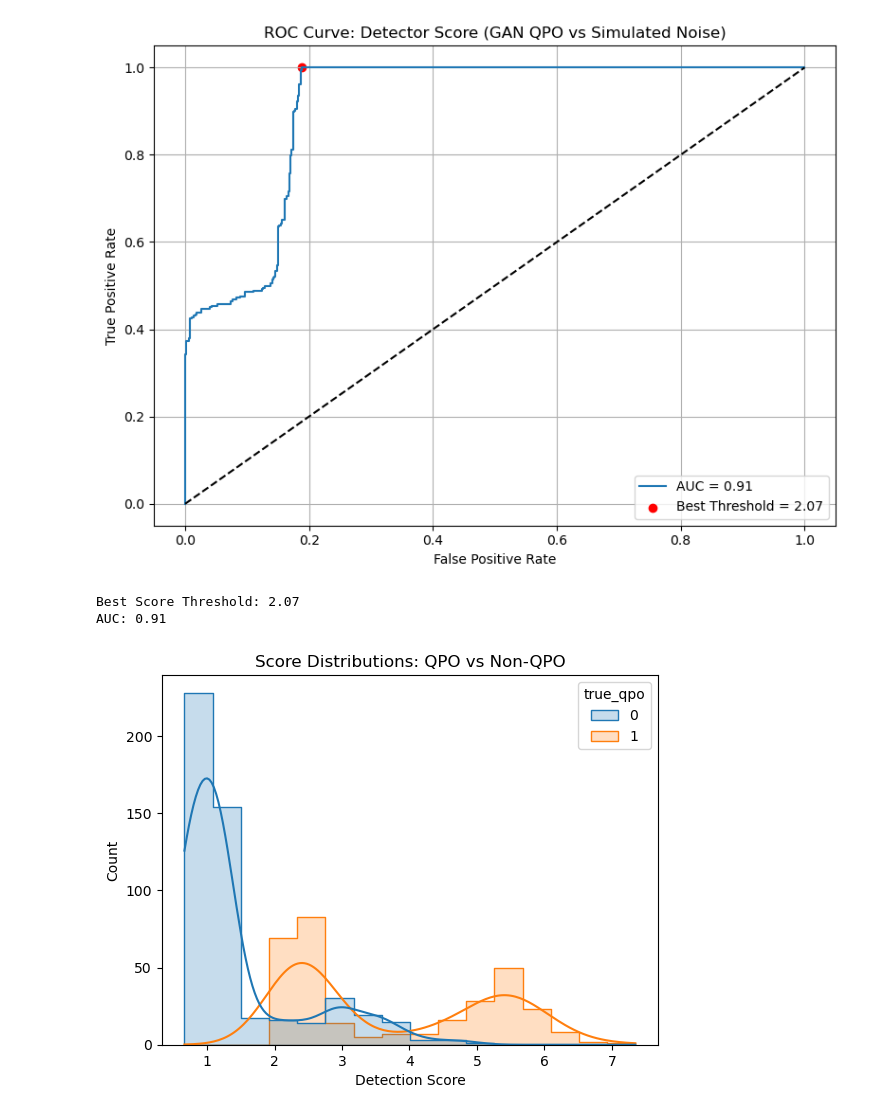
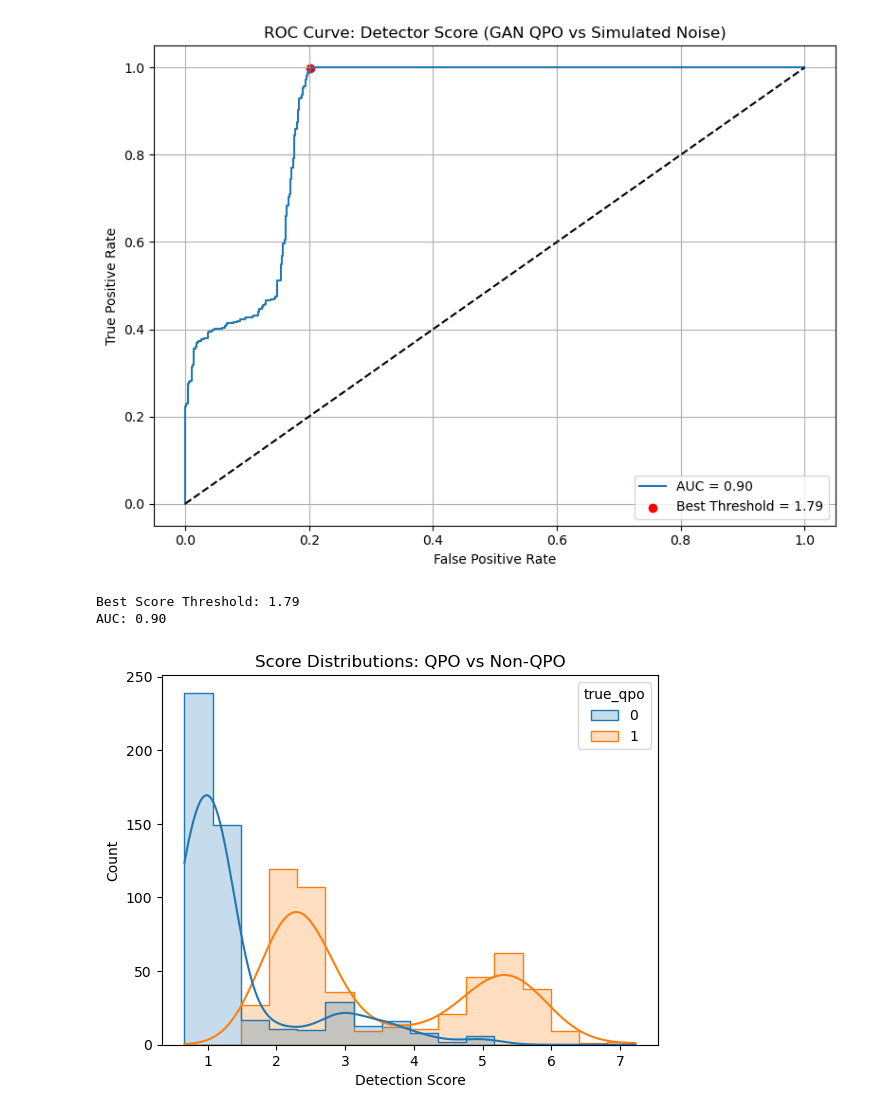
Before and after one commit to sravanth-space/ds_project, a Jupyter notebook: utils/threshold.ipynb, the cells around one changed output. Drawn from its saved outputs; the diff is of its cells as text; code cells hidden in the pictures.

```diff
--- a/utils/threshold.ipynb
+++ b/utils/threshold.ipynb
@@ -84,17 +84,20 @@ amp_range = (0.6, 1.0)
 results = []
 
 # QPO from GAN
-for _ in range(num_samples):
+qpo_count = 0
+while qpo_count < num_samples:
     z = tf.random.normal((1, latent_dim))
     fc = np.random.uniform(*fc_range)
     amp = np.random.uniform(*amp_range)
     label = tf.convert_to_tensor([[fc, amp]], dtype=tf.float32)
     signal = generator([z, label], training=False).numpy().squeeze()
     res = detect_qpo_sbi(signal, posterior, fs=fs)
-    if res["Q"] < 3 or res["amp_mean"] < 0.7:
+    if res["Q"] < 2:
         continue
     res["true_qpo"] = 1
     results.append(res)
+    qpo_count += 1
+
 
 # Non-QPO from simulator
 for _ in range(num_samples):
@@ -107,36 +110,36 @@ for _ in range(num_samples):
     res["true_qpo"] = 0
     results.append(res)
 
 # --- Evaluate ---
 df = pd.DataFrame(results)
 fpr, tpr, thresholds = roc_curve(df["true_qpo"], df["score"])
 roc_auc = auc(fpr, tpr)
 j_scores = tpr - fpr
 best_idx = np.argmax(j_scores)
 best_threshold = thresholds[best_idx]
 
 # --- Plot ---
 plt.figure(figsize=(8, 6))
 plt.plot(fpr, tpr, label=f"AUC = {roc_auc:.2f}")
 plt.scatter(fpr[best_idx], tpr[best_idx], color='red',
             label=f"Best Threshold = {best_threshold:.2f}")
 plt.plot([0, 1], [0, 1], 'k--')
 plt.xlabel("False Positive Rate")
 plt.ylabel("True Positive Rate")
 plt.title("ROC Curve: Detector Score (GAN QPO vs Simulated Noise)")
 plt.legend()
 plt.grid(True)
 plt.tight_layout()
 plt.savefig("qpo_roc_curve.png")
 plt.show()
 
 # --- Print Results ---
 print(f"Best Score Threshold: {best_threshold:.2f}")
 print(f"AUC: {roc_auc:.2f}")
 # %% [output]
-[figure, old version]
+[figure, new version]
-Best Score Threshold: 2.07
-AUC: 0.91
+Best Score Threshold: 1.79
+AUC: 0.90
 # %%
 import seaborn as sns
 sns.histplot(data=df, x="score", hue="true_qpo", kde=True, element="step")
@@ -145,4 +148,4 @@ plt.xlabel("Detection Score")
 plt.ylabel("Count")
 plt.show()
 # %% [output]
-[figure, old version]
+[figure, new version]
```
Also changed, not shown: parts of 1 cell of this notebook, 5 other files.
